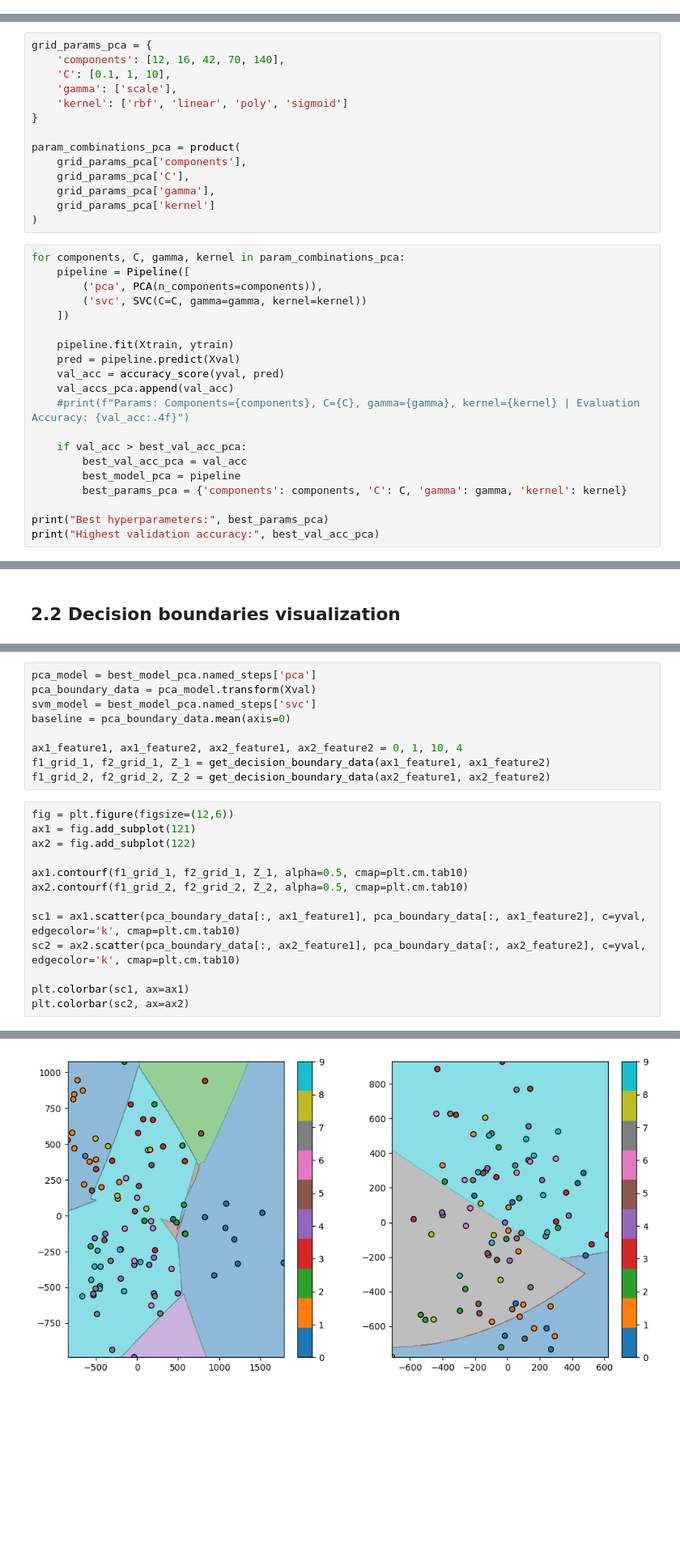
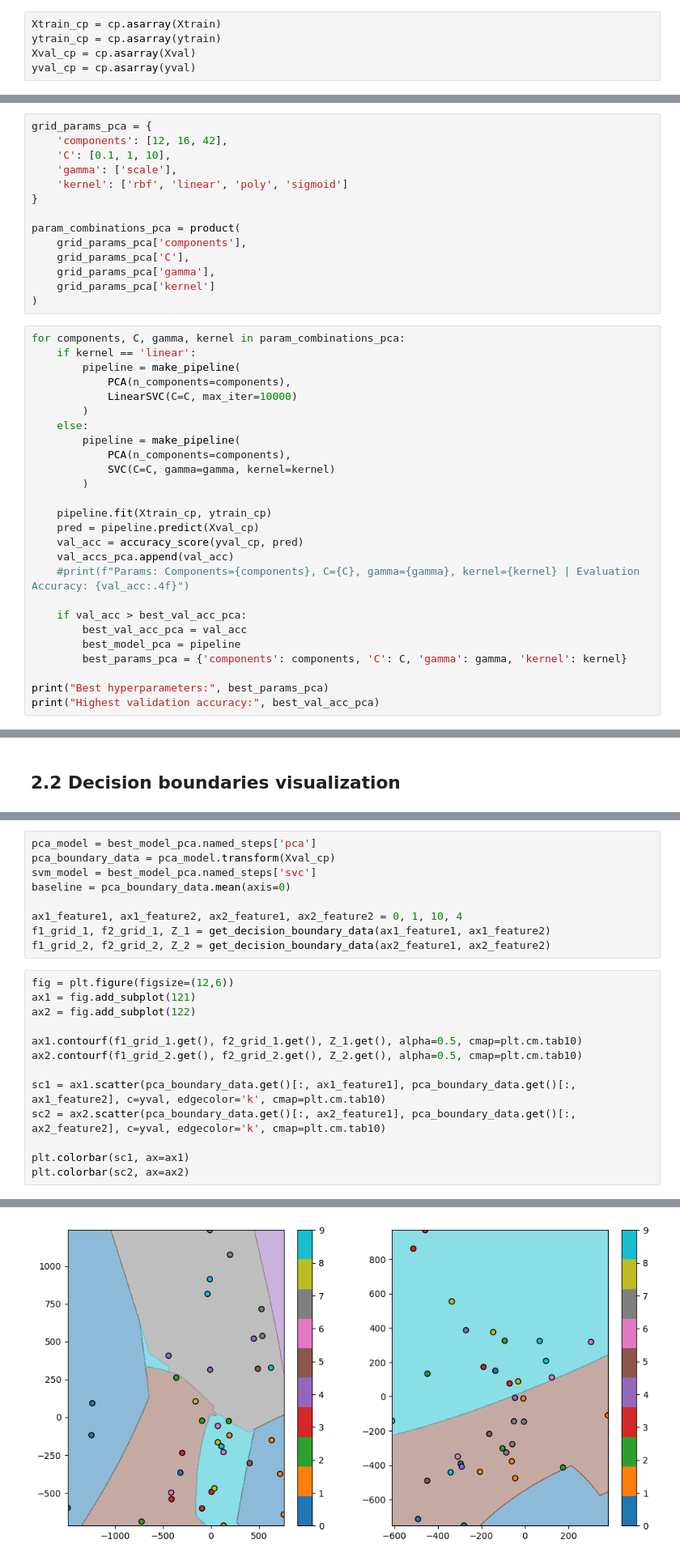
Before and after one commit to pribylr/ml-svm, a Jupyter notebook: svm.ipynb, the cells around one changed output, grey strips where cells are left out. Shown: that part at 81% size. Drawn from its saved outputs; the diff is of its cells as text; blank space fills up the shorter version.

```diff
--- a/svm.ipynb
+++ b/svm.ipynb
@@ -21,6 +30,11 @@ ydata = ydata.astype(int)
 # %%
 Xtrain, Xtemp, ytrain, ytemp = train_test_split(Xdata, ydata, test_size=0.3, random_state=42, stratify=ydata)
 Xval, Xtest, yval, ytest = train_test_split(Xtemp, ytemp, test_size=0.4, random_state=42, stratify=ytemp)
+# %%
+Xtrain_cp = cp.asarray(Xtrain)
+ytrain_cp = cp.asarray(ytrain)
+Xval_cp = cp.asarray(Xval)
+yval_cp = cp.asarray(yval)
 # %%
 # hyperparameters
 
@@ -102,7 +121,7 @@ best_val_acc_pca = 0
 val_accs_pca = []
 # %%
 grid_params_pca = {
-    'components': [12, 16, 42, 70, 140],
+    'components': [12, 16, 42],
     'C': [0.1, 1, 10],
     'gamma': ['scale'],
     'kernel': ['rbf', 'linear', 'poly', 'sigmoid']
@@ -116,14 +135,20 @@ param_combinations_pca = product(
 )
 # %%
 for components, C, gamma, kernel in param_combinations_pca:
-    pipeline = Pipeline([
-        ('pca', PCA(n_components=components)),
-        ('svc', SVC(C=C, gamma=gamma, kernel=kernel))
-    ])
+    if kernel == 'linear':
+        pipeline = make_pipeline(
+            PCA(n_components=components),
+            LinearSVC(C=C, max_iter=10000)
+        )
+    else:
+        pipeline = make_pipeline(
+            PCA(n_components=components),
+            SVC(C=C, gamma=gamma, kernel=kernel)
+        )
 
-    pipeline.fit(Xtrain, ytrain)
-    pred = pipeline.predict(Xval)
-    val_acc = accuracy_score(yval, pred)
+    pipeline.fit(Xtrain_cp, ytrain_cp)
+    pred = pipeline.predict(Xval_cp)
+    val_acc = accuracy_score(yval_cp, pred)
     val_accs_pca.append(val_acc)
     #print(f"Params: Components={components}, C={C}, gamma={gamma}, kernel={kernel} | Evaluation Accuracy: {val_acc:.4f}")
 
@@ -209,7 +237,7 @@ def get_decision_boundary_data(feature0, feature1):
     return f1_grid, f2_grid, Z
 # %%
 pca_model = best_model_pca.named_steps['pca']
-pca_boundary_data = pca_model.transform(Xval)
+pca_boundary_data = pca_model.transform(Xval_cp)
 svm_model = best_model_pca.named_steps['svc']
 baseline = pca_boundary_data.mean(axis=0)
 
@@ -219,19 +247,19 @@ f1_grid_2, f2_grid_2, Z_2 = get_decision_boundary_data(ax2_feature1, ax2_feature
 # %%
 fig = plt.figure(figsize=(12,6))
 ax1 = fig.add_subplot(121)
 ax2 = fig.add_subplot(122)
 
-ax1.contourf(f1_grid_1, f2_grid_1, Z_1, alpha=0.5, cmap=plt.cm.tab10)
-ax2.contourf(f1_grid_2, f2_grid_2, Z_2, alpha=0.5, cmap=plt.cm.tab10)
+ax1.contourf(f1_grid_1.get(), f2_grid_1.get(), Z_1.get(), alpha=0.5, cmap=plt.cm.tab10)
+ax2.contourf(f1_grid_2.get(), f2_grid_2.get(), Z_2.get(), alpha=0.5, cmap=plt.cm.tab10)
 
-sc1 = ax1.scatter(pca_boundary_data[:, ax1_feature1], pca_boundary_data[:, ax1_feature2], c=yval, edgecolor='k', cmap=plt.cm.tab10)
-sc2 = ax2.scatter(pca_boundary_data[:, ax2_feature1], pca_boundary_data[:, ax2_feature2], c=yval, edgecolor='k', cmap=plt.cm.tab10)
+sc1 = ax1.scatter(pca_boundary_data.get()[:, ax1_feature1], pca_boundary_data.get()[:, ax1_feature2], c=yval, edgecolor='k', cmap=plt.cm.tab10)
+sc2 = ax2.scatter(pca_boundary_data.get()[:, ax2_feature1], pca_boundary_data.get()[:, ax2_feature2], c=yval, edgecolor='k', cmap=plt.cm.tab10)
 
 plt.colorbar(sc1, ax=ax1)
 plt.colorbar(sc2, ax=ax2)
 # %% [output]
 <matplotlib.colorbar.Colorbar at 0x...>
-[figure, old version]
+[figure, new version]
 # %% [markdown]
 ## 2.3 Confusion matrix
 # %%
```
Also changed, not shown: parts of 16 cells of this notebook.
